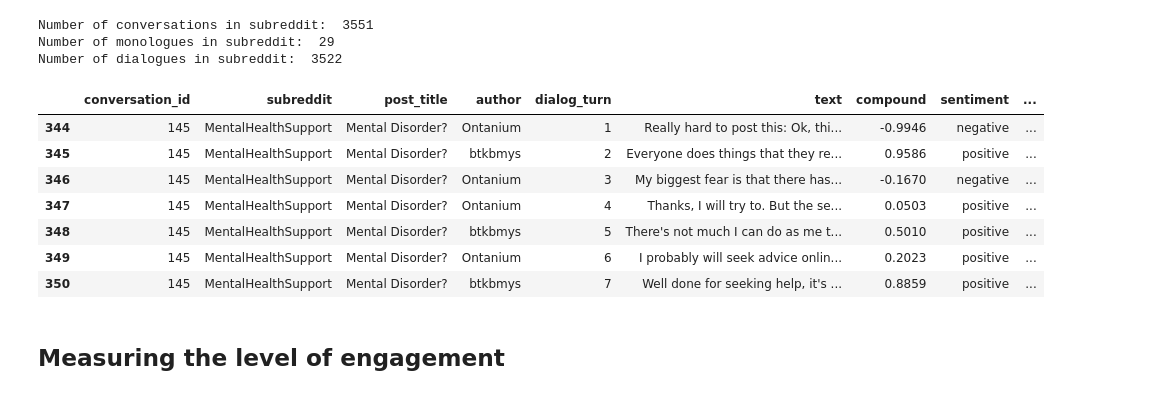
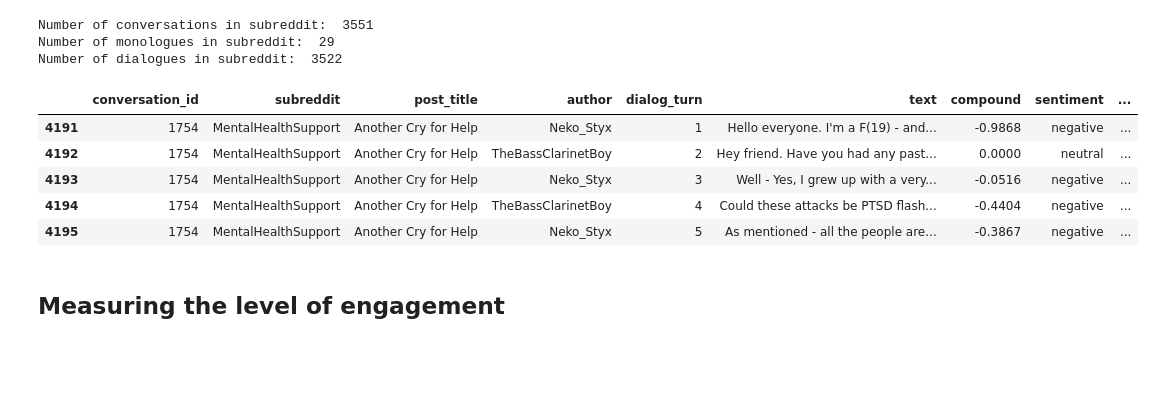
Before and after one commit to cetsen/therapeutic-chatbot, a Jupyter notebook: engagement_satisfaction.ipynb, the cells around one changed output. Saved outputs shown, nothing was run; the diff lists cells and outputs as text; code cells hidden in the pictures; blank space fills up the shorter version.

```diff
--- a/engagement_satisfaction.ipynb
+++ b/engagement_satisfaction.ipynb
@@ -55,16 +45,14 @@ Number of monologues in subreddit:  29
 Number of dialogues in subreddit:  3522
 # %%
 # Either choose from long or short conversations
-long_conversations = df[df["dialog_turn"] >= 4]["conversation_id"].unique()
+long_conversations = df[df["dialog_turn"] >= 10]["conversation_id"].unique()
 short_conversations = df[df["dialog_turn"] < 4]["conversation_id"]
-conversation = df[df["conversation_id"] == long_conversations[12]]
-conversation
+conversation = df[df["conversation_id"] == long_conversations[6]]
+conversation.head()
 # %% [output]
 |  | conversation_id | subreddit | post_title | author | dialog_turn | text | compound | sentiment | ... |
-| 344 | 145 | MentalHealthSupport | Mental Disorder? | Ontanium | 1 | Really hard to post this: Ok, thi... | -0.9946 | negative | ... |
-| 345 | 145 | MentalHealthSupport | Mental Disorder? | btkbmys | 2 | Everyone does things that they re... | 0.9586 | positive | ... |
-| 346 | 145 | MentalHealthSupport | Mental Disorder? | Ontanium | 3 | My biggest fear is that there has... | -0.1670 | negative | ... |
-| 347 | 145 | MentalHealthSupport | Mental Disorder? | Ontanium | 4 | Thanks, I will try to. But the se... | 0.0503 | positive | ... |
-| 348 | 145 | MentalHealthSupport | Mental Disorder? | btkbmys | 5 | There's not much I can do as me t... | 0.5010 | positive | ... |
-| 349 | 145 | MentalHealthSupport | Mental Disorder? | Ontanium | 6 | I probably will seek advice onlin... | 0.2023 | positive | ... |
-| 350 | 145 | MentalHealthSupport | Mental Disorder? | btkbmys | 7 | Well done for seeking help, it's ... | 0.8859 | positive | ... |
+| 4191 | 1754 | MentalHealthSupport | Another Cry for Help | Neko_Styx | 1 | Hello everyone. I'm a F(19) - and... | -0.9868 | negative | ... |
+| 4192 | 1754 | MentalHealthSupport | Another Cry for Help | TheBassClarinetBoy | 2 | Hey friend. Have you had any past... | 0.0000 | neutral | ... |
+| 4193 | 1754 | MentalHealthSupport | Another Cry for Help | Neko_Styx | 3 | Well - Yes, I grew up with a very... | -0.0516 | negative | ... |
+| 4194 | 1754 | MentalHealthSupport | Another Cry for Help | TheBassClarinetBoy | 4 | Could these attacks be PTSD flash... | -0.4404 | negative | ... |
+| 4195 | 1754 | MentalHealthSupport | Another Cry for Help | Neko_Styx | 5 | As mentioned - all the people are... | -0.3867 | negative | ... |
```
Also changed, not shown: parts of 45 cells of this notebook.
